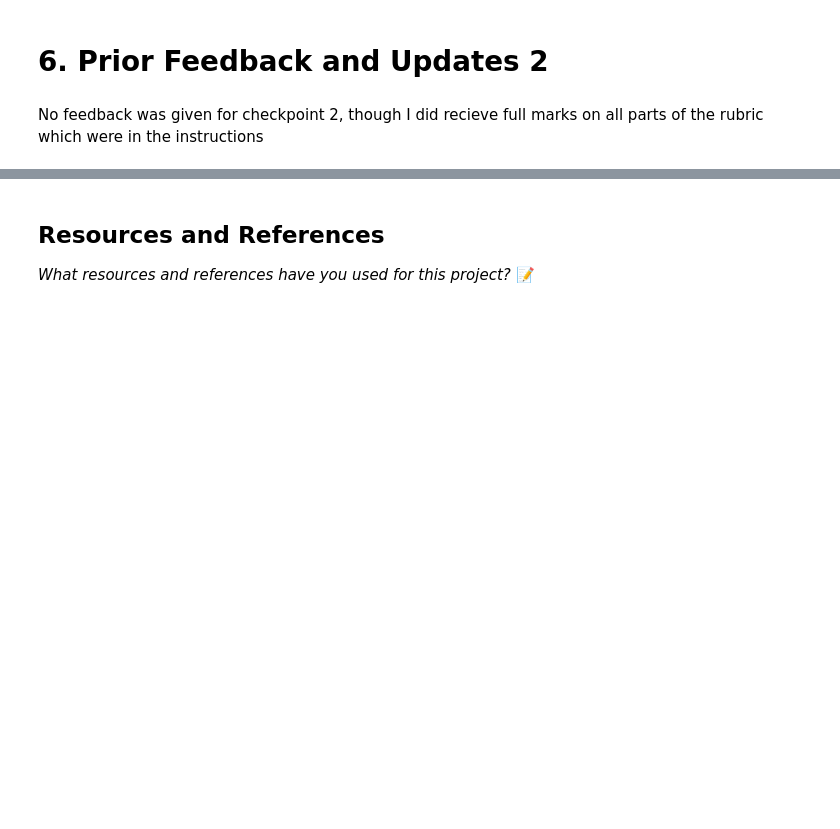
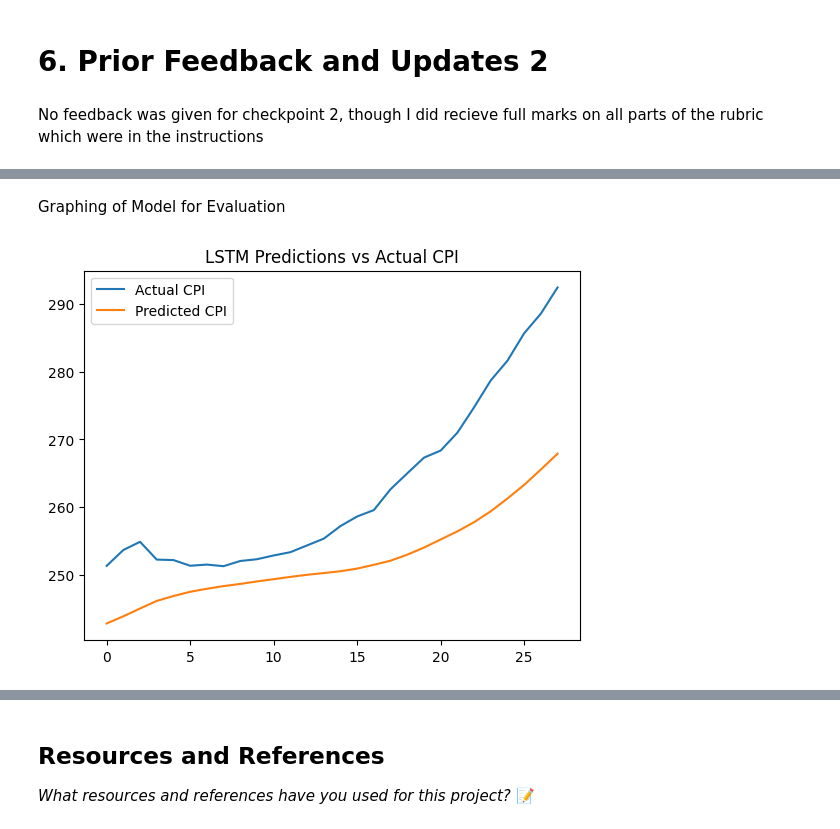
Before and after one commit to IT4063C-Fall24/final-project-MasonRump, a Jupyter notebook: source.ipynb, the cells around one changed output, grey strips where cells are left out. Drawn from its saved outputs; the diff is of its cells as text; code cells hidden in the pictures; blank space fills up the shorter version.

```diff
--- a/source.ipynb
+++ b/source.ipynb
@@ -282,0 +287,29 @@ No feedback was given for checkpoint 2, though I did recieve full marks on all p
+# %%
+df = pd.read_csv('dataSources/CPIgrocery.csv')
+df['DATE'] = pd.to_datetime(df['DATE'])
+df = df.sort_values('DATE')
+scaler = MinMaxScaler()
+df['CPI_scaled'] = scaler.fit_transform(df[['CPI']])
+
+def create_sequences(data, seq_length):
+    X, y = [], []
+    for i in range(len(data) - seq_length):
+        X.append(data[i:i + seq_length])
+        y.append(data[i + seq_length])
+    return np.array(X), np.array(y)
+
+seq_length = 12
+data = df['CPI_scaled'].values
+X, y = create_sequences(data, seq_length)
+train_size = int(len(X) * 0.8)
+X_train, X_test = X[:train_size], X[train_size:]
+y_train, y_test = y[:train_size], y[train_size:]
+X_train = X_train.reshape((X_train.shape[0], X_train.shape[1], 1))
+X_test = X_test.reshape((X_test.shape[0], X_test.shape[1], 1))
+
+model = Sequential([LSTM(50, activation='relu', input_shape=(seq_length, 1)),Dense(1)])
+model.compile(optimizer='adam', loss='mse')
+model.fit(X_train, y_train, epochs=50, batch_size=32, validation_data=(X_test, y_test))
+
+predictions = model.predict(X_test)
+predictions_rescaled = scaler.inverse_transform(predictions)
@@ -282,0 +334,12 @@ No feedback was given for checkpoint 2, though I did recieve full marks on all p
+# %% [markdown]
+Graphing of Model for Evaluation
+# %%
+import matplotlib.pyplot as plt
+
+plt.plot(df['CPI'][-len(predictions):].values, label='Actual CPI')
+plt.plot(predictions_rescaled, label='Predicted CPI')
+plt.legend()
+plt.title('LSTM Predictions vs Actual CPI')
+plt.show()
+# %% [output]
+[figure, added]
```
Also changed, not shown: parts of 12 cells of this notebook.
